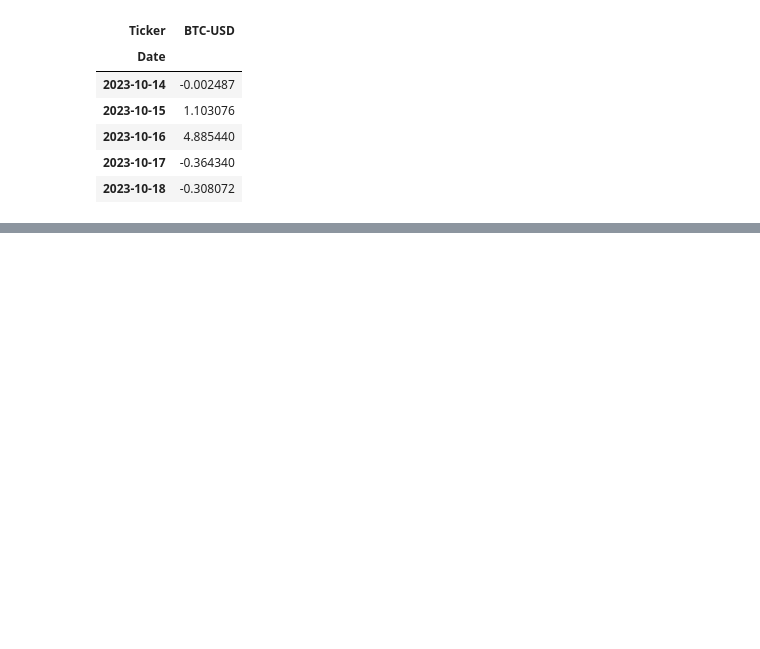
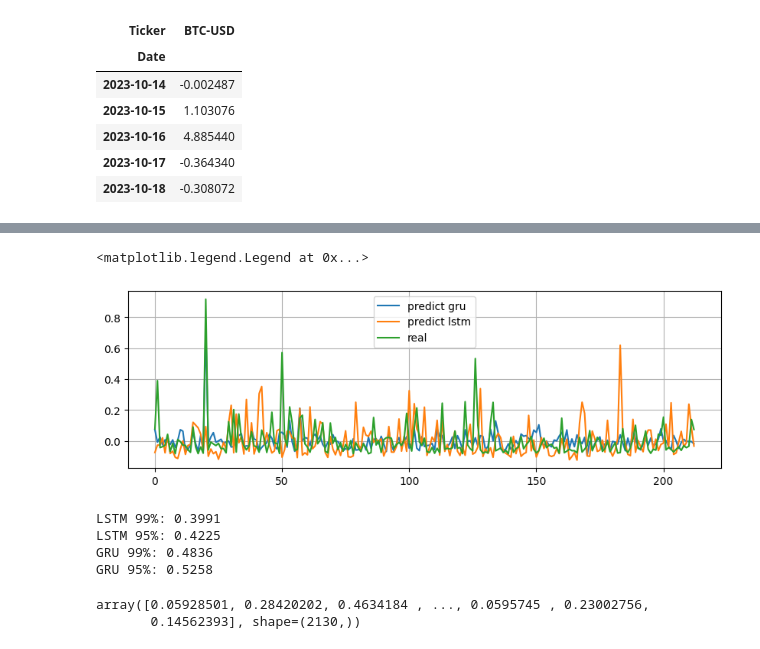
Before and after one commit to SemVan/BankingCourse, a Jupyter notebook: Seminar6.ipynb, the cells around one changed output, grey strips where cells are left out. Drawn from its saved outputs; the diff is of its cells as text; code cells hidden in the pictures; blank space fills up the shorter version.

```diff
--- a/Seminar6.ipynb
+++ b/Seminar6.ipynb
@@ -344,0 +335,27 @@ VaR_95_gru = - norm.ppf(0.95) * pred_abs_return_gru
+# %%
+plt.figure(figsize=(10, 3))
+plt.plot((pred_abs_return_gru - np.mean(pred_abs_return_gru))/np.max(pred_abs_return_gru), label='predict gru')
+plt.plot((pred_abs_return_lstm - np.mean(pred_abs_return_lstm))/np.max(pred_abs_return_lstm), label='predict lstm')
+plt.plot((y_test - np.mean(y_test))/np.max(y_test), label='real')
+plt.grid()
+plt.legend()
+# %% [output]
+<matplotlib.legend.Legend at 0x...>
+[figure, added]
+# %%
+VaR_99_lstm = - norm.ppf(0.99) * (pred_abs_return_lstm - np.mean(pred_abs_return_lstm))/np.max(pred_abs_return_lstm)
+VaR_95_lstm = - norm.ppf(0.95) * (pred_abs_return_lstm - np.mean(pred_abs_return_lstm))/np.max(pred_abs_return_lstm)
+VaR_99_gru = - norm.ppf(0.99) * (pred_abs_return_gru - np.mean(pred_abs_return_gru))/np.max(pred_abs_return_gru)
+VaR_95_gru = - norm.ppf(0.95) * (pred_abs_return_gru - np.mean(pred_abs_return_gru))/np.max(pred_abs_return_gru)
+
+actual_loss = -(y_test - np.mean(y_test))/np.max(y_test)
+
+print(f"LSTM 99%: {violation_ratio(VaR_99_lstm, actual_loss):.4f}")
+print(f"LSTM 95%: {violation_ratio(VaR_95_lstm, actual_loss):.4f}")
+print(f"GRU 99%: {violation_ratio(VaR_99_gru, actual_loss):.4f}")
+print(f"GRU 95%: {violation_ratio(VaR_95_gru, actual_loss):.4f}")
+# %% [output]
+LSTM 99%: 0.3991
+LSTM 95%: 0.4225
+GRU 99%: 0.4836
+GRU 95%: 0.5258
@@ -344,0 +375,5 @@ VaR_95_gru = - norm.ppf(0.95) * pred_abs_return_gru
+# %%
+y
+# %% [output]
+array([0.05928501, 0.28420202, 0.4634184 , ..., 0.0595745 , 0.23002756,
+       0.14562393], shape=(2130,))
```
Also changed, not shown: parts of 10 cells of this notebook, 1 other file.
